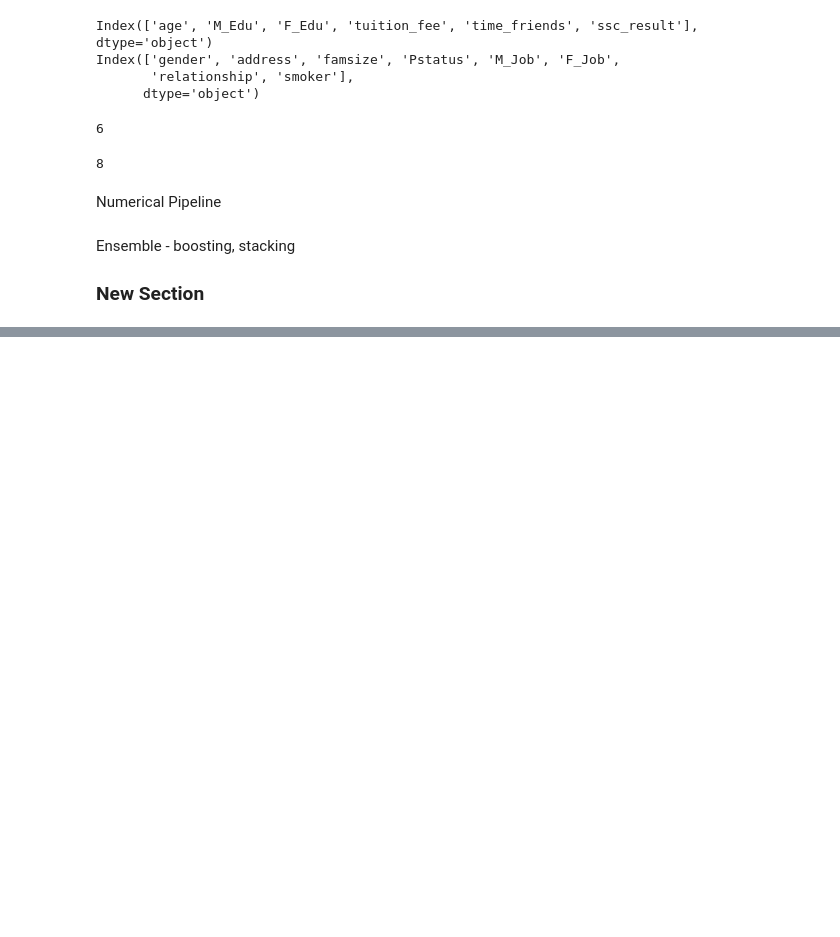
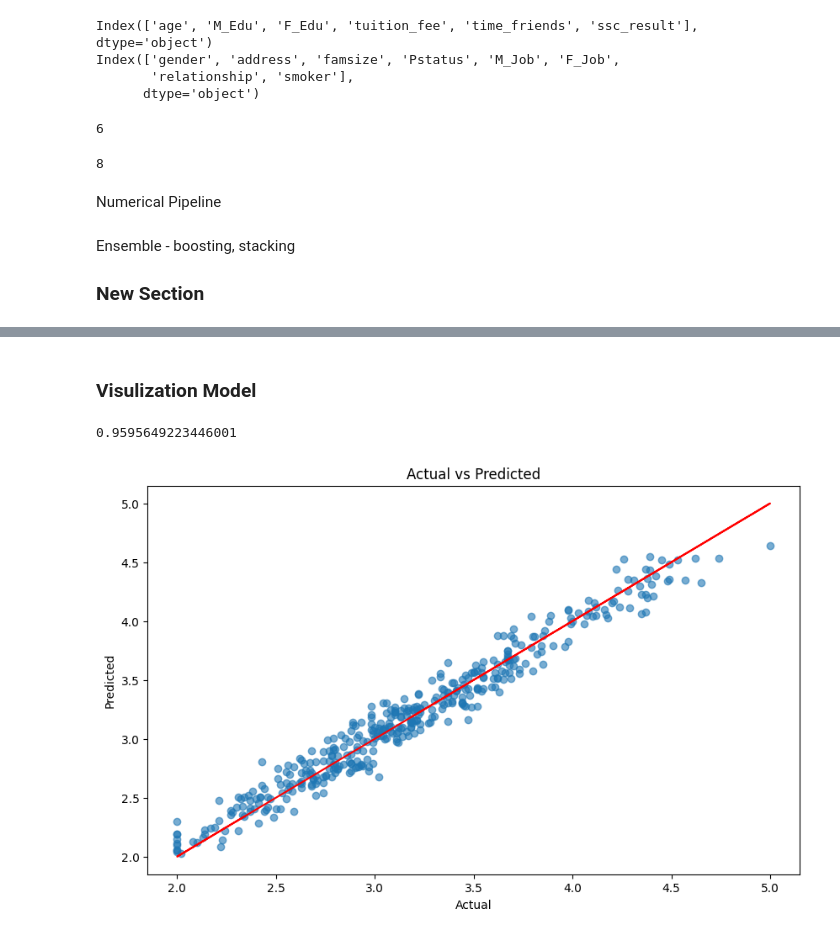
Before and after one commit to sonjoy1s/project_weak_ML, a Jupyter notebook: Module26_Project.ipynb, the cells around one changed output, grey strips where cells are left out. Drawn from its saved outputs; the diff is of its cells as text; code cells hidden in the pictures; blank space fills up the shorter version.

```diff
--- a/Module26_Project.ipynb
+++ b/Module26_Project.ipynb
@@ -214,3 +214,32 @@ And if memory is not enough, you can set `force_col_wise=true`.
 0   Linear Regression  0.945920  0.020269  0.111376  0.142371
 3             XGBoost  0.944577  0.020773  0.116065  0.144128
 5            AdaBoost  0.937984  0.023244  0.122092  0.152460
+# %% [markdown]
+### Visulization Model
+# %%
+best_model = result_df.iloc[0]['Model Name']
+best_model_obj = model_train[best_model]
+
+final_pipe = Pipeline(
+    [
+        ('preprocessor',com_preprocessor),
+        ('model',best_model_obj)
+    ]
+)
+
+final_pipe.fit(X_train,y_train)
+y_final_pred = final_pipe.predict(X_test)
+print(r2_score(y_test,y_pred))
+
+
+#plot part
+plt.figure(figsize=(10,6))
+plt.scatter(x=y_test,y=y_final_pred,alpha=0.6)
+plt.plot(y_test,y_test,color='red')
+plt.xlabel('Actual')
+plt.ylabel('Predicted')
+plt.title('Actual vs Predicted')
+plt.show()
+# %% [output]
+0.9595649223446001
+[figure, added]
```
Also changed, not shown: parts of 2 cells of this notebook.
